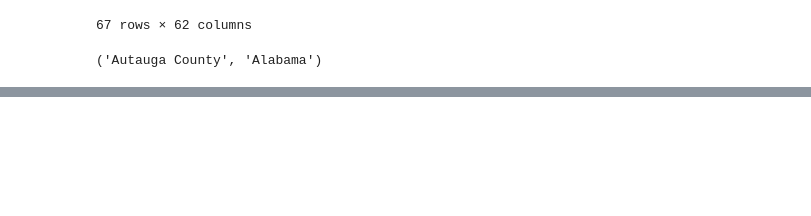
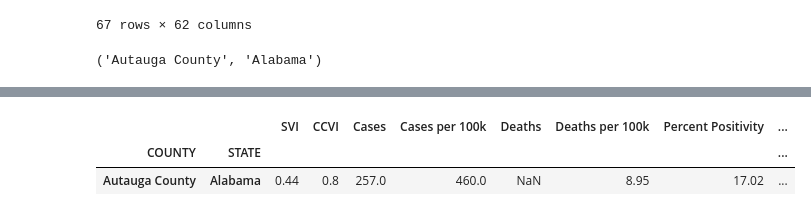
Before and after one commit to nkinnaird/CountyCovidIndexing, a Jupyter notebook: code/pullCovidData.ipynb, the cells around one changed output, grey strips where cells are left out. Drawn from its saved outputs; the diff is of its cells as text; code cells hidden in the pictures; blank space fills up the shorter version.

Commit message:
Got covid scraping with multiple files working, now to actually try and use it with multiple python scripts.

```diff
--- a/code/pullCovidData.ipynb
+++ b/code/pullCovidData.ipynb
@@ -238,2 +222,7 @@ county_covid_info_df
 # %%
-county_covid_info_df.to_pickle("../Data/Covid/Alabama.pkl")
+test_save_df = pd.read_pickle("../Data/Covid/Alabama.pkl")
+test_save_df
+# %% [output]
+|  |  | SVI | CCVI | Cases | Cases per 100k | Deaths | Deaths per 100k | Percent Positivity | ... |
+| COUNTY | STATE |  |  |  |  |  |  |  | ... |
+| Autauga County | Alabama | 0.44 | 0.8 | 257.0 | 460.0 | NaN | 8.95 | 17.02 | ... |
```
Also changed, not shown: parts of 5 cells of this notebook.
